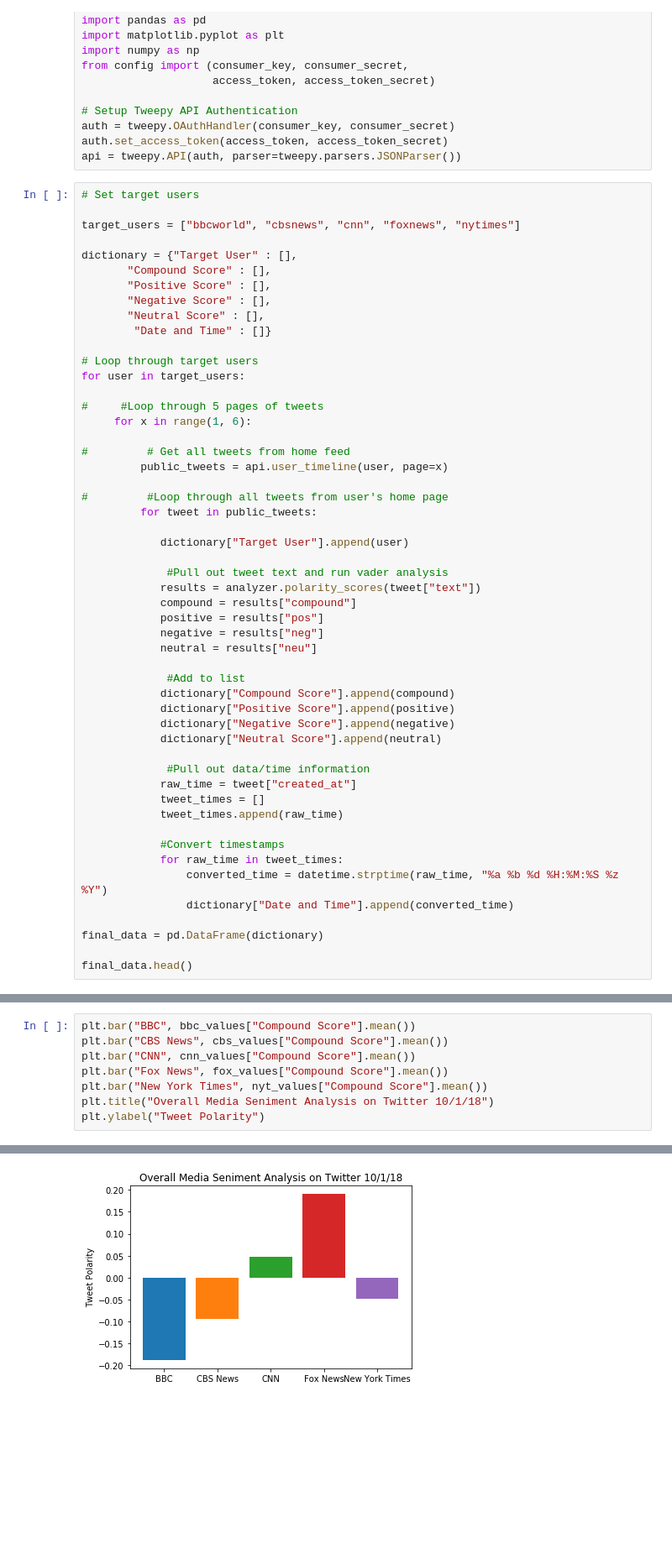
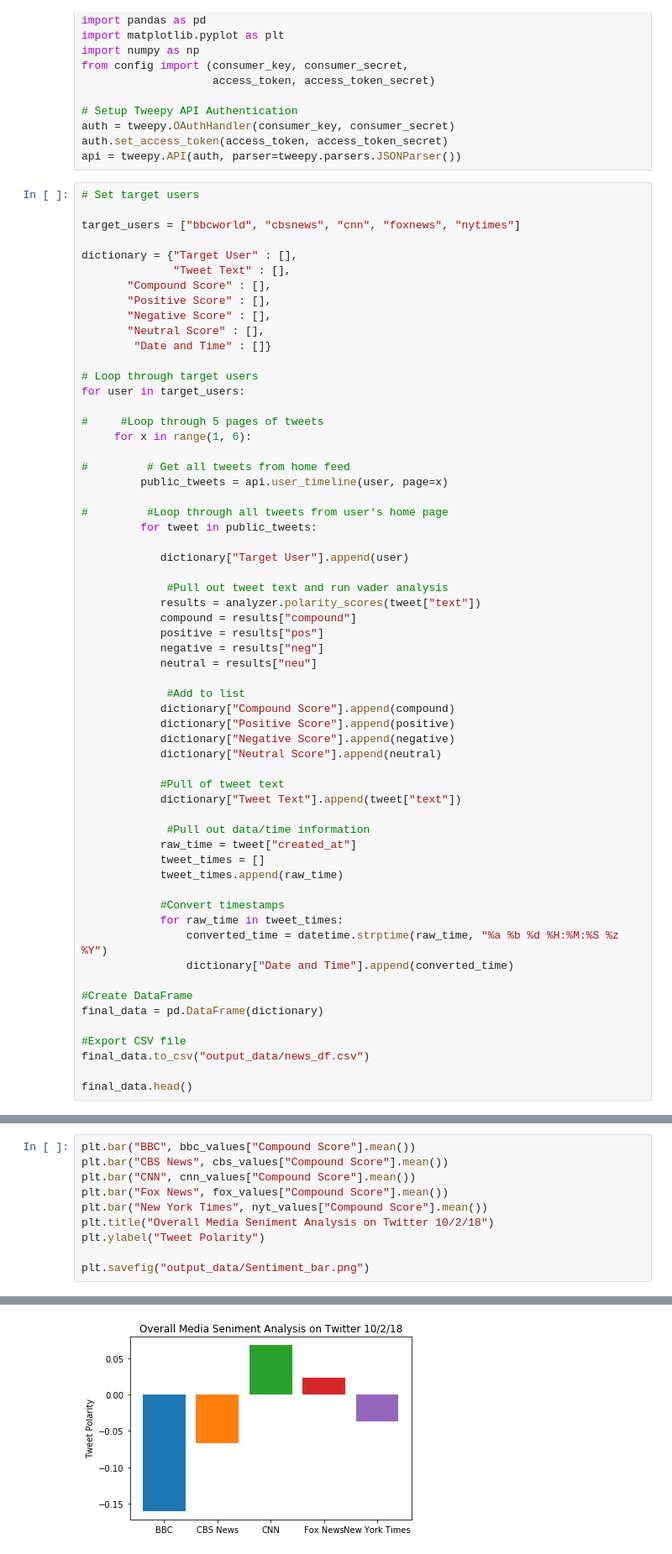
Before and after one commit to knkayser/social_analytics, a Jupyter notebook: Homework_7_Kayser.ipynb, the cells around one changed output, grey strips where cells are left out. Shown at 84% size. Drawn from its saved outputs; the diff is of its cells as text; blank space fills up the shorter version.

```diff
--- a/Homework_7_Kayser.ipynb
+++ b/Homework_7_Kayser.ipynb
@@ -23,6 +29,7 @@ api = tweepy.API(auth, parser=tweepy.parsers.JSONParser())
 target_users = ["bbcworld", "cbsnews", "cnn", "foxnews", "nytimes"]
 
 dictionary = {"Target User" : [],
+              "Tweet Text" : [],
        "Compound Score" : [],
        "Positive Score" : [],
        "Negative Score" : [],
@@ -56,6 +63,9 @@ for user in target_users:
             dictionary["Negative Score"].append(negative)
             dictionary["Neutral Score"].append(neutral)
 
+            #Pull of tweet text
+            dictionary["Tweet Text"].append(tweet["text"])
+
              #Pull out data/time information
             raw_time = tweet["created_at"]
             tweet_times = []
@@ -66,7 +76,11 @@ for user in target_users:
                 converted_time = datetime.strptime(raw_time, "%a %b %d %H:%M:%S %z %Y")
                 dictionary["Date and Time"].append(converted_time)
 
+#Create DataFrame
 final_data = pd.DataFrame(dictionary)
 
+#Export CSV file
+final_data.to_csv("output_data/news_df.csv")
+
 final_data.head()
 # %% [output]
@@ -100,6 +118,8 @@ plt.bar("CBS News", cbs_values["Compound Score"].mean())
 plt.bar("CNN", cnn_values["Compound Score"].mean())
 plt.bar("Fox News", fox_values["Compound Score"].mean())
 plt.bar("New York Times", nyt_values["Compound Score"].mean())
-plt.title("Overall Media Seniment Analysis on Twitter 10/1/18")
+plt.title("Overall Media Seniment Analysis on Twitter 10/2/18")
 plt.ylabel("Tweet Polarity")
+
+plt.savefig("output_data/Sentiment_bar.png")
 # %% [output]
@@ -107 +126 @@ Text(0,0.5,'Tweet Polarity')
-[figure, old version]
+[figure, new version]
```
Also changed, not shown: parts of 4 cells of this notebook, 3 other files.
